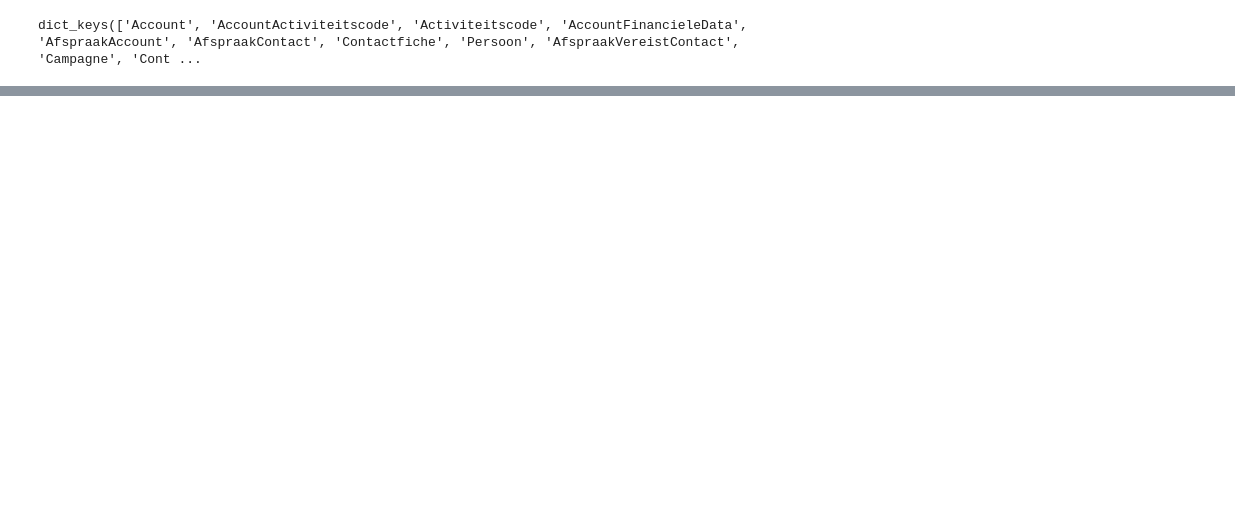
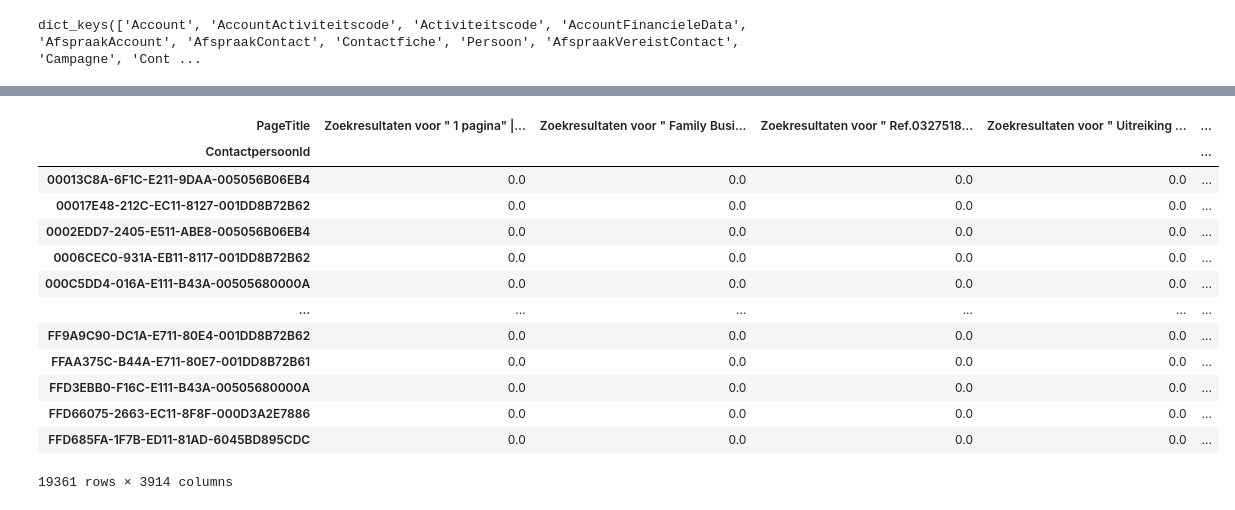
Before and after one commit to Pineapple217/HoGent-Data-Engineering-Project-2324, a Jupyter notebook: notebooks/customer_segmentation.ipynb, the cells around one changed output, grey strips where cells are left out. Saved outputs shown, nothing was run; the diff lists cells and outputs as text; code cells hidden in the pictures; blank space fills up the shorter version.

```diff
--- a/notebooks/customer_segmentation.ipynb
+++ b/notebooks/customer_segmentation.ipynb
@@ -123,0 +61,20 @@ TypeError: '<' not supported between instances of 'NoneType' and 'str'
+# %%
+Contact = '000C5DD4-016A-E111-B43A-00505680000A'
+
+#get all pages visited by account that contain the string Zoekresultaten
+df_pivot.filter(regex='Zoekresultaten')
+# %% [output]
+| PageTitle | Zoekresultaten voor " 1 pagina" |... | Zoekresultaten voor " Family Busi... | Zoekresultaten voor " Ref.0327518... | Zoekresultaten voor " Uitreiking ... | ... |
+| ContactpersoonId |  |  |  |  | ... |
+| 00013C8A-6F1C-E211-9DAA-005056B06EB4 | 0.0 | 0.0 | 0.0 | 0.0 | ... |
+| 00017E48-212C-EC11-8127-001DD8B72B62 | 0.0 | 0.0 | 0.0 | 0.0 | ... |
+| 0002EDD7-2405-E511-ABE8-005056B06EB4 | 0.0 | 0.0 | 0.0 | 0.0 | ... |
+| 0006CEC0-931A-EB11-8117-001DD8B72B62 | 0.0 | 0.0 | 0.0 | 0.0 | ... |
+| 000C5DD4-016A-E111-B43A-00505680000A | 0.0 | 0.0 | 0.0 | 0.0 | ... |
+| ... | ... | ... | ... | ... | ... |
+| FF9A9C90-DC1A-E711-80E4-001DD8B72B62 | 0.0 | 0.0 | 0.0 | 0.0 | ... |
+| FFAA375C-B44A-E711-80E7-001DD8B72B61 | 0.0 | 0.0 | 0.0 | 0.0 | ... |
+| FFD3EBB0-F16C-E111-B43A-00505680000A | 0.0 | 0.0 | 0.0 | 0.0 | ... |
+| FFD66075-2663-EC11-8F8F-000D3A2E7886 | 0.0 | 0.0 | 0.0 | 0.0 | ... |
+| FFD685FA-1F7B-ED11-81AD-6045BD895CDC | 0.0 | 0.0 | 0.0 | 0.0 | ... |
+19361 rows × 3914 columns
```
Also changed, not shown: parts of 21 cells of this notebook, 1 other file.
